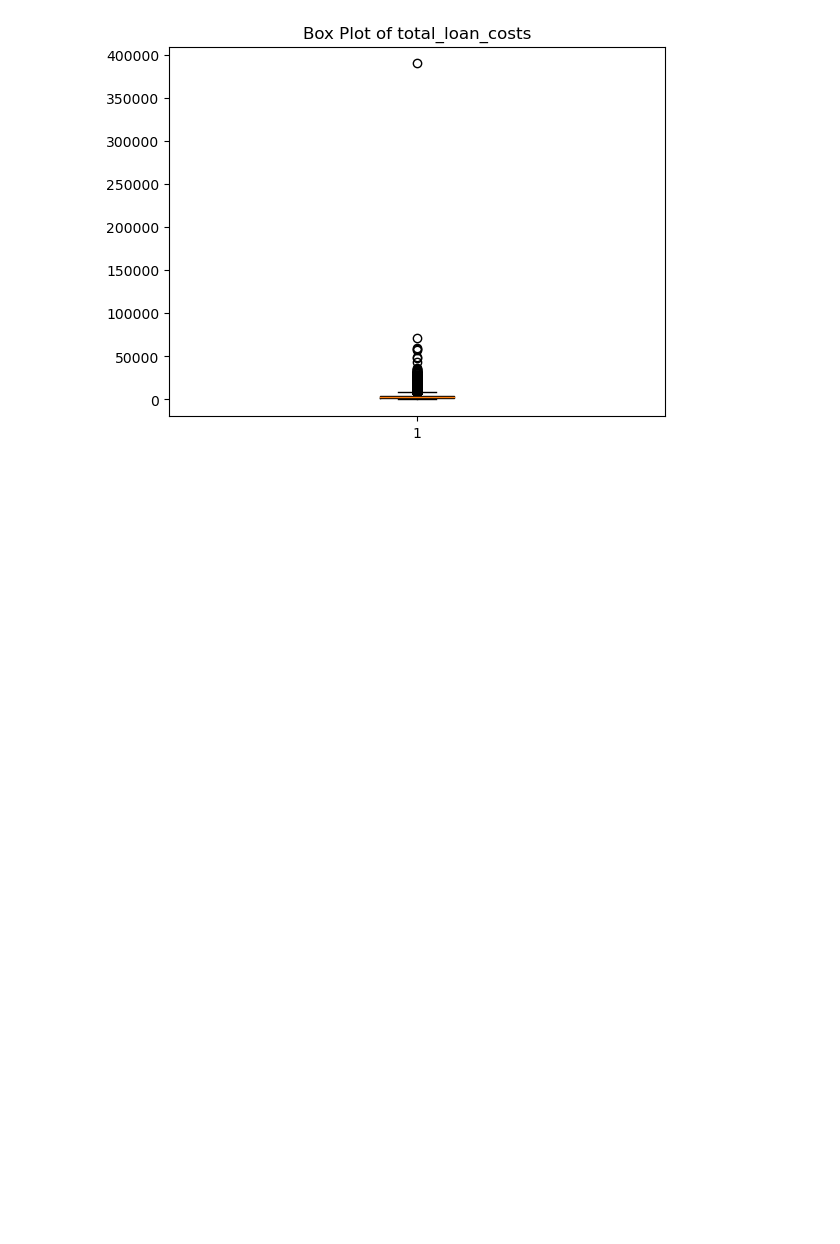
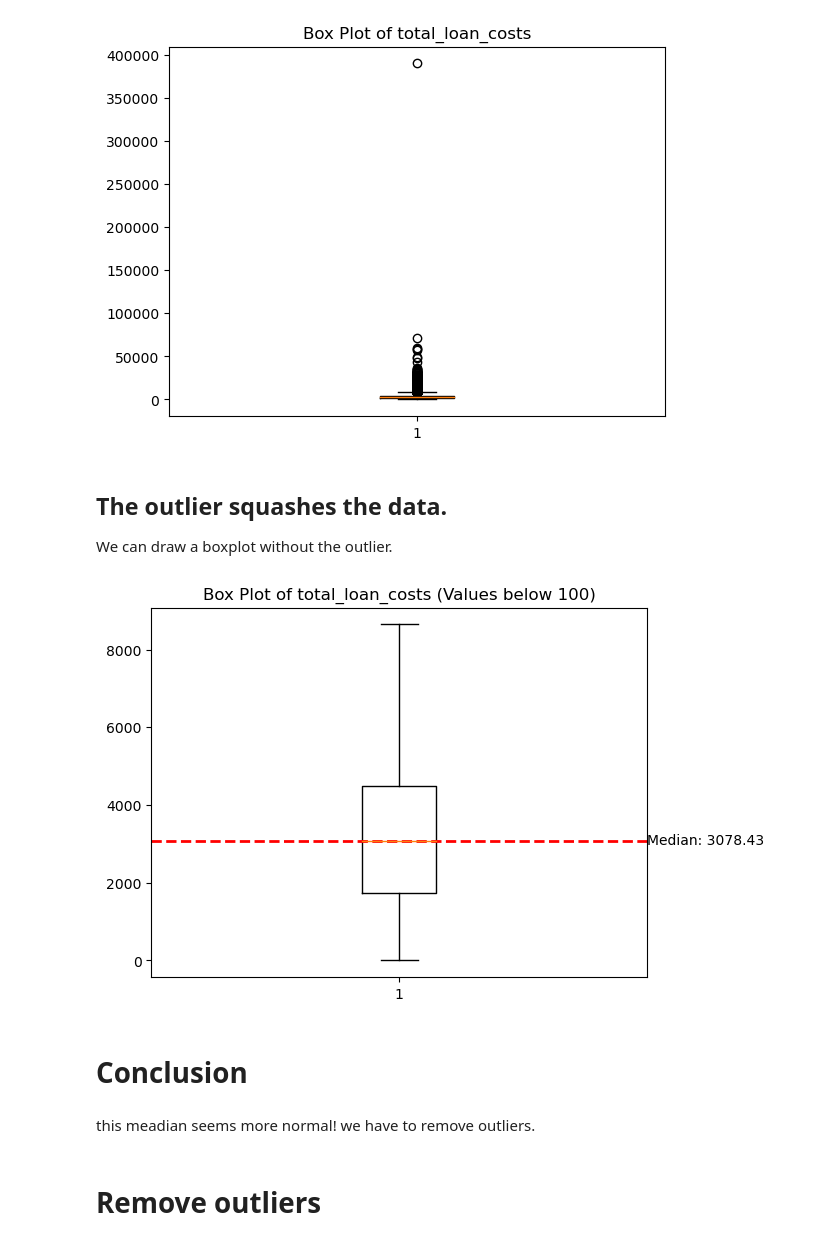
Before and after one commit to aschera/credit_risk_predictor, a Jupyter notebook: notebooks/Christinas/EDA_stepwise/7_total_loan_costs.ipynb, the cells around one changed output. Saved outputs shown, nothing was run; the diff lists cells and outputs as text; code cells hidden in the pictures; blank space fills up the shorter version.

```diff
--- a/notebooks/Christinas/EDA_stepwise/7_total_loan_costs.ipynb
+++ b/notebooks/Christinas/EDA_stepwise/7_total_loan_costs.ipynb
@@ -110,3 +110,30 @@ plt.show()
 [    nan 8352.71 6854.68 ... 1632.05  562.13  393.73]
 31344
 [figure]
+# %% [markdown]
+## The outlier squashes the data.
+We can draw a boxplot without the outlier.
+# %%
+# Create a box plot of the 'total_loan_costs' column
+plt.boxplot(df1['total_loan_costs'], showfliers=False)  # Exclude outliers
+plt.title('Box Plot of total_loan_costs (Values below 100)')
+
+# Calculate the median value
+median_value = df1['total_loan_costs'].median()
+
+# Add a median line
+plt.axhline(median_value, color='r', linestyle='dashed', linewidth=2)
+
+# Add text with the median value 5 pixels above the line
+plt.text(1.5, median_value + 5, f'Median: {median_value}', va='center')
+
+plt.show()
+# %% [output]
+[figure, added]
+# %% [markdown]
+# Conclusion
+# %% [markdown]
+this meadian seems more normal!
+we have to remove outliers.
+# %% [markdown]
+# Remove outliers
```
Also changed, not shown: parts of 11 cells of this notebook.
